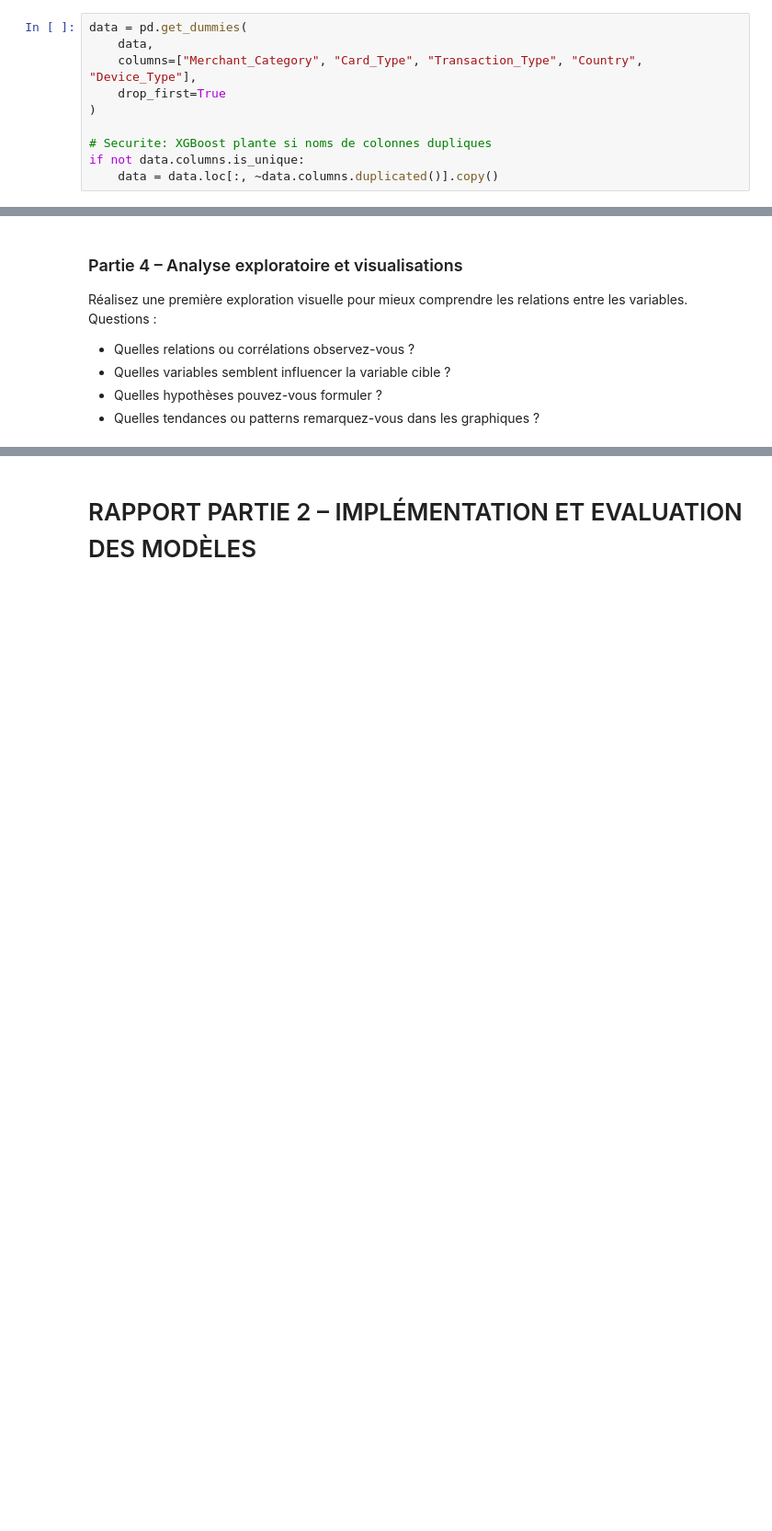
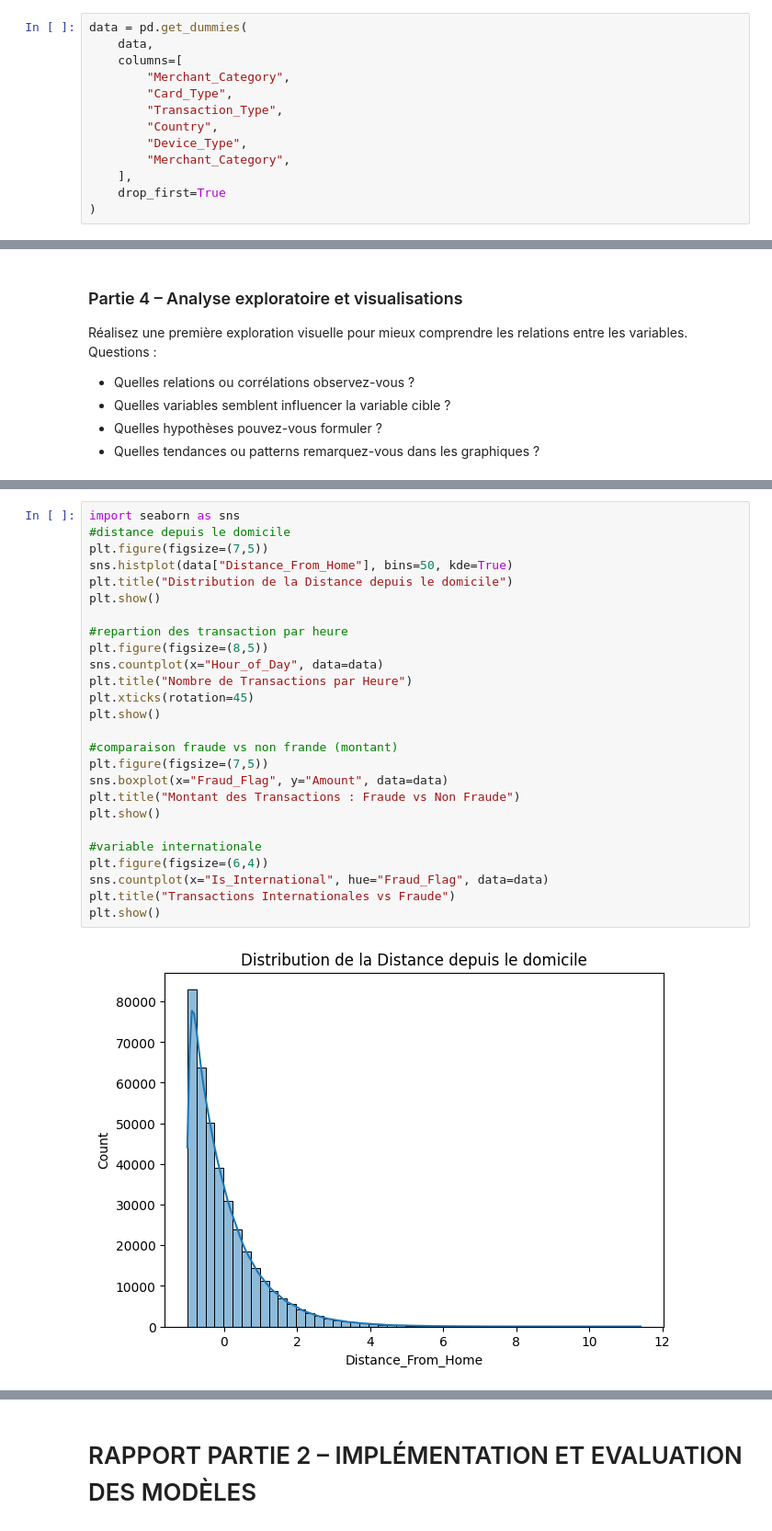
Before and after one commit to mahmoudbhs/Analyse-de-donn-es-et-ML, a Jupyter notebook: Rapport_final.ipynb, the cells around one changed output, grey strips where cells are left out. Shown at 92% size. Saved outputs shown, nothing was run; the diff lists cells and outputs as text; blank space fills up the shorter version.

```diff
--- a/Rapport_final.ipynb
+++ b/Rapport_final.ipynb
@@ -447,13 +442,16 @@ Elle est adaptée aux variables qualitatives nominales qui ne peuvent pas etre u
 # %%
 data = pd.get_dummies(
     data,
-    columns=["Merchant_Category", "Card_Type", "Transaction_Type", "Country", "Device_Type"],
+    columns=[
+        "Merchant_Category",
+        "Card_Type",
+        "Transaction_Type",
+        "Country",
+        "Device_Type",
+        "Merchant_Category",
+    ],
     drop_first=True
 )
-
-# Securite: XGBoost plante si noms de colonnes dupliques
-if not data.columns.is_unique:
-    data = data.loc[:, ~data.columns.duplicated()].copy()
 # %% [markdown]
 ##### Normalisation:
 
@@ -547,0 +528,28 @@ plt.show()
+# %%
+import seaborn as sns
+#distance depuis le domicile
+plt.figure(figsize=(7,5))
+sns.histplot(data["Distance_From_Home"], bins=50, kde=True)
+plt.title("Distribution de la Distance depuis le domicile")
+plt.show()
+
+#repartion des transaction par heure
+plt.figure(figsize=(8,5))
+sns.countplot(x="Hour_of_Day", data=data)
+plt.title("Nombre de Transactions par Heure")
+plt.xticks(rotation=45)
+plt.show()
+
+#comparaison fraude vs non frande (montant)
+plt.figure(figsize=(7,5))
+sns.boxplot(x="Fraud_Flag", y="Amount", data=data)
+plt.title("Montant des Transactions : Fraude vs Non Fraude")
+plt.show()
+
+#variable internationale
+plt.figure(figsize=(6,4))
+sns.countplot(x="Is_International", hue="Fraud_Flag", data=data)
+plt.title("Transactions Internationales vs Fraude")
+plt.show()
+# %% [output]
+[figure, added]
```
Also changed, not shown: parts of 66 cells of this notebook, 2 other files.
